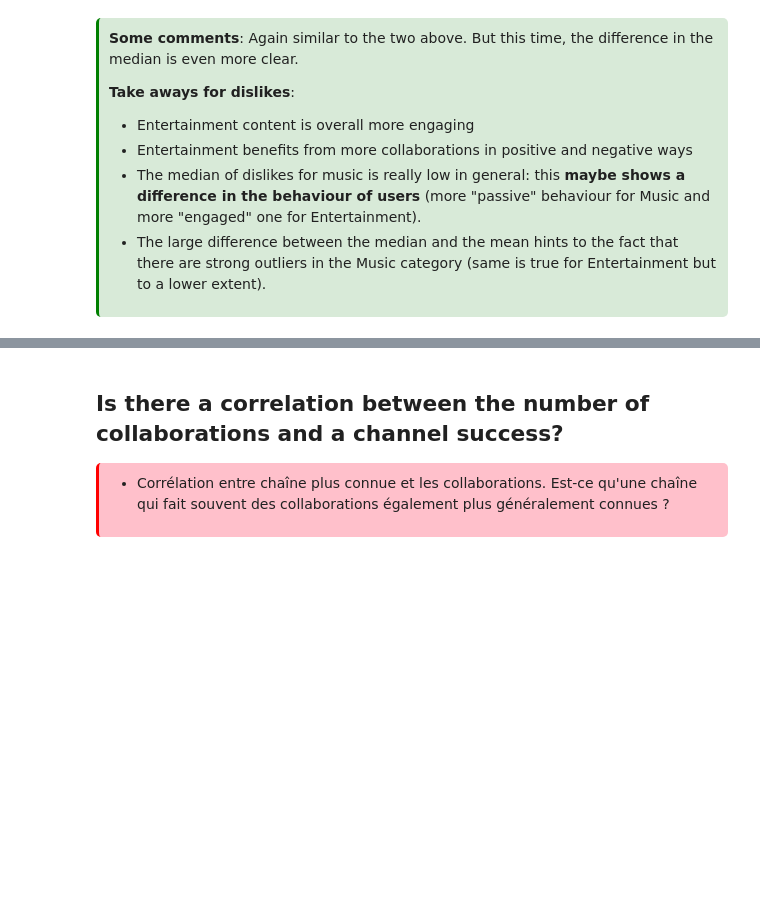
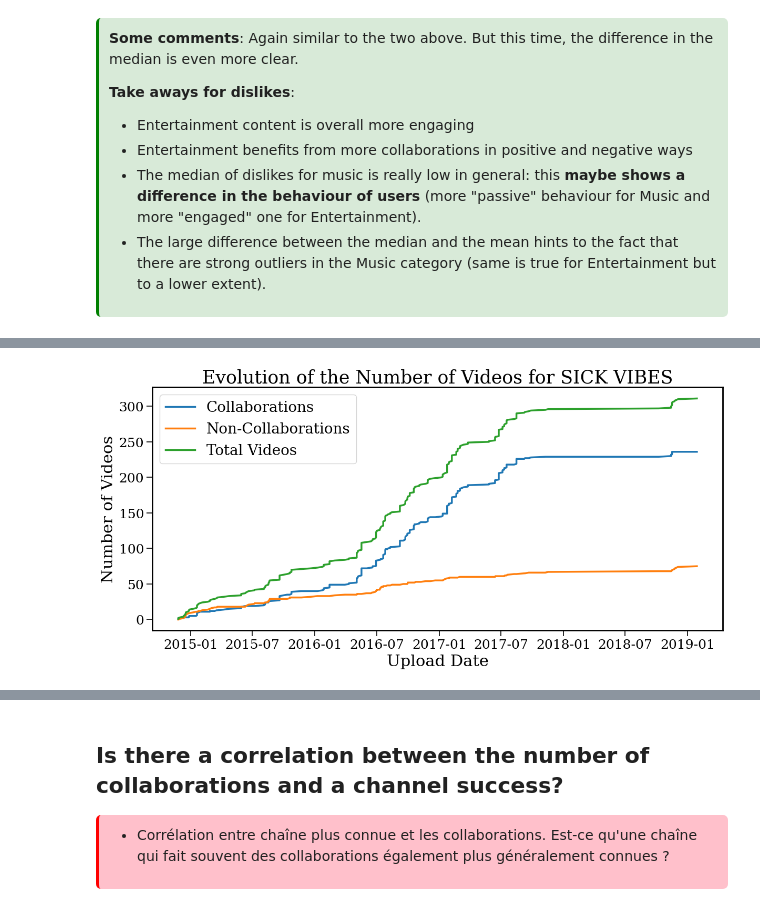
Before and after one commit to epfl-ada/ada-2024-project-tropicaltoucansinsight, a Jupyter notebook: collaborations.ipynb, the cells around one changed output, grey strips where cells are left out. Saved outputs shown, nothing was run; the diff lists cells and outputs as text; code cells hidden in the pictures; blank space fills up the shorter version.

```diff
--- a/collaborations.ipynb
+++ b/collaborations.ipynb
@@ -607,0 +642,30 @@ Pour chaque chaîne avec un ratio de collaboration fixé, on pourrait comparer l
+# %%
+# Sample a channel_id
+channel_id1 = df_collab_ratio_range["channel_id"].sample(1).values[0]
+
+# Get the channel_name
+channel_name1 = df_collab_ratio_range[df_collab_ratio_range["channel_id"] == channel_id1]["name_cc"].values[0]
+
+# Get the channel category (majority)
+channel_category1 = df_collab_ratio_range[df_collab_ratio_range["channel_id"] == channel_id1]["categories"].value_counts().index[0]
+
+# Get the data for the channel_id, sort by upload_date, and compute the cumulative number of videos
+df_channel_id1 = df_collab_ratio_range[df_collab_ratio_range["channel_id"] == channel_id1].copy()
+df_channel_id1["upload_date"] = pd.to_datetime(df_channel_id1["upload_date"])
+df_channel_id1 = df_channel_id1.sort_values("upload_date").reset_index(drop=True)
+df_channel_id1["cumulative_collaborations"] = df_channel_id1["collaboration"].cumsum()
+df_channel_id1["cumulative"] = range(1, df_channel_id1.shape[0] + 1)
+df_channel_id1["cumulative_non_collaborations"] = df_channel_id1["cumulative"] - df_channel_id1["cumulative_collaborations"]
+# %%
+# Plot the evolution of the number of uploads for collaboration and non-collaboration videos over time for the sampled channel_id
+plt.figure(figsize=(14, 6))
+plt.plot(df_channel_id1["upload_date"], df_channel_id1["cumulative_collaborations"], label="Collaborations")
+plt.plot(df_channel_id1["upload_date"], df_channel_id1["cumulative_non_collaborations"], label="Non-Collaborations")
+plt.plot(df_channel_id1["upload_date"], df_channel_id1["cumulative"], label="Total Videos")
+plt.xlabel("Upload Date")
+plt.ylabel("Number of Videos")
+plt.title(f"Evolution of the Number of Videos for {channel_name1}", fontsize=25)
+plt.legend()
+plt.show()
+# %% [output]
+[figure, added]
```
Also changed, not shown: parts of 40 cells of this notebook.
